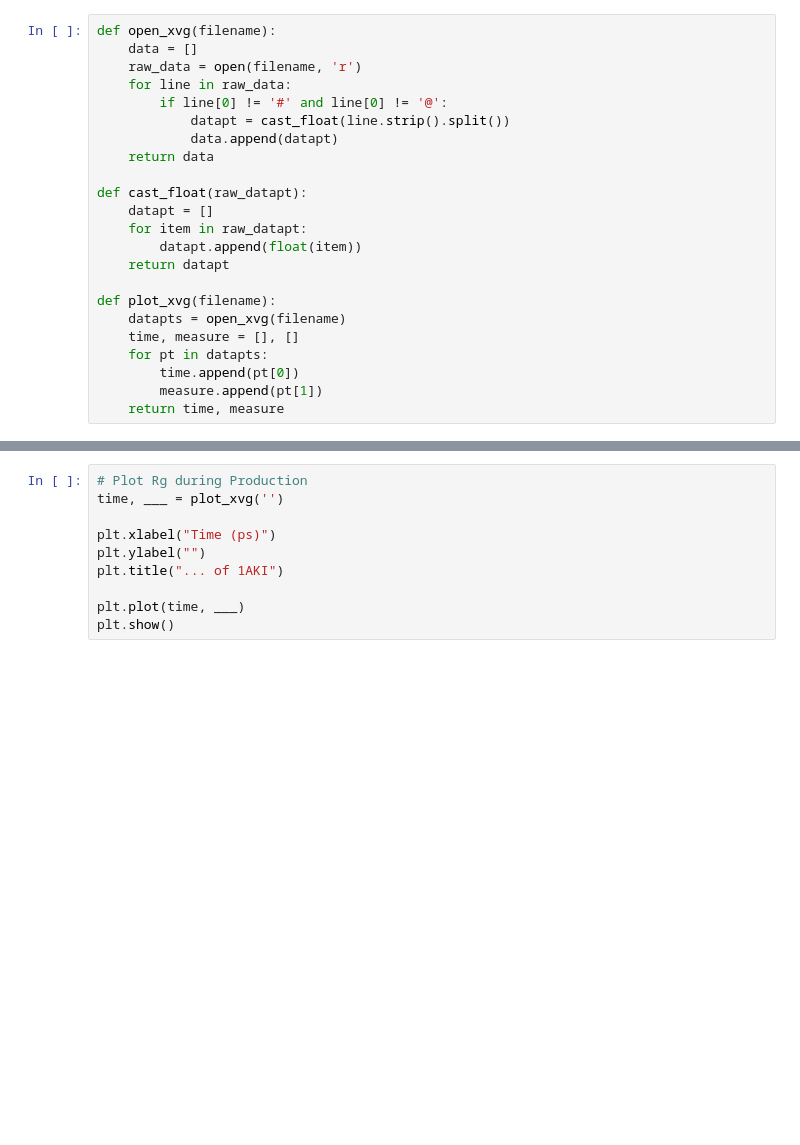
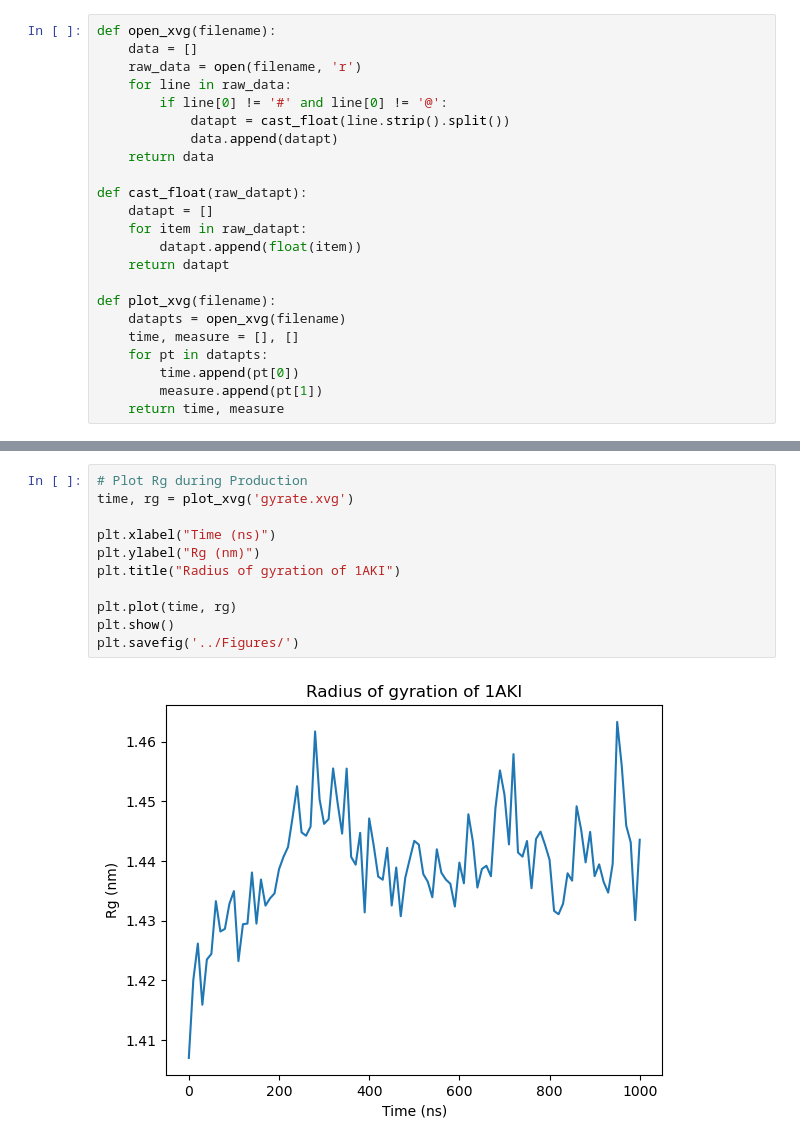
Before and after one commit to tvp3189/comp-lab-class-2023, a Jupyter notebook: Week3/Analysis/gromacs_plots.ipynb, the cells around one changed output, grey strips where cells are left out. Cells and saved outputs as stored; diff of their text form; blank space fills up the shorter version.

```diff
--- a/Week3/Analysis/gromacs_plots.ipynb
+++ b/Week3/Analysis/gromacs_plots.ipynb
@@ -90,10 +102,13 @@ plt.show()
 # %%
 # Plot Rg during Production
-time, ___ = plot_xvg('')
+time, rg = plot_xvg('gyrate.xvg')
 
-plt.xlabel("Time (ps)")
-plt.ylabel("")
-plt.title("... of 1AKI")
+plt.xlabel("Time (ns)")
+plt.ylabel("Rg (nm)")
+plt.title("Radius of gyration of 1AKI")
 
-plt.plot(time, ___)
+plt.plot(time, rg)
 plt.show()
+plt.savefig('../Figures/')
+# %% [output]
+[figure, added]
```
Also changed, not shown: parts of 7 cells of this notebook, 8 other files.
